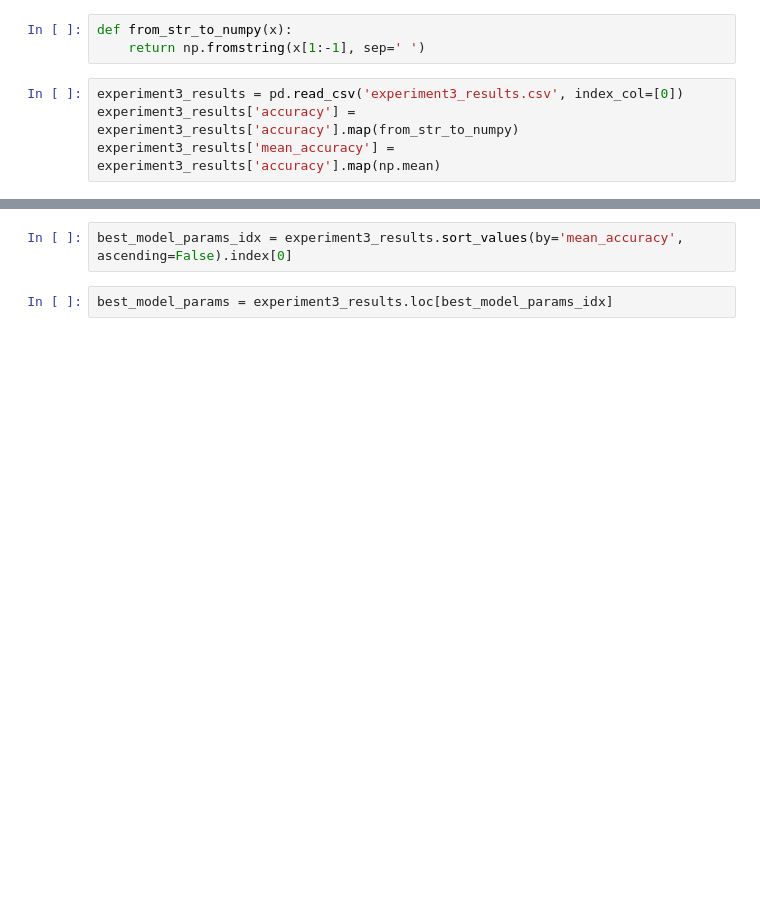
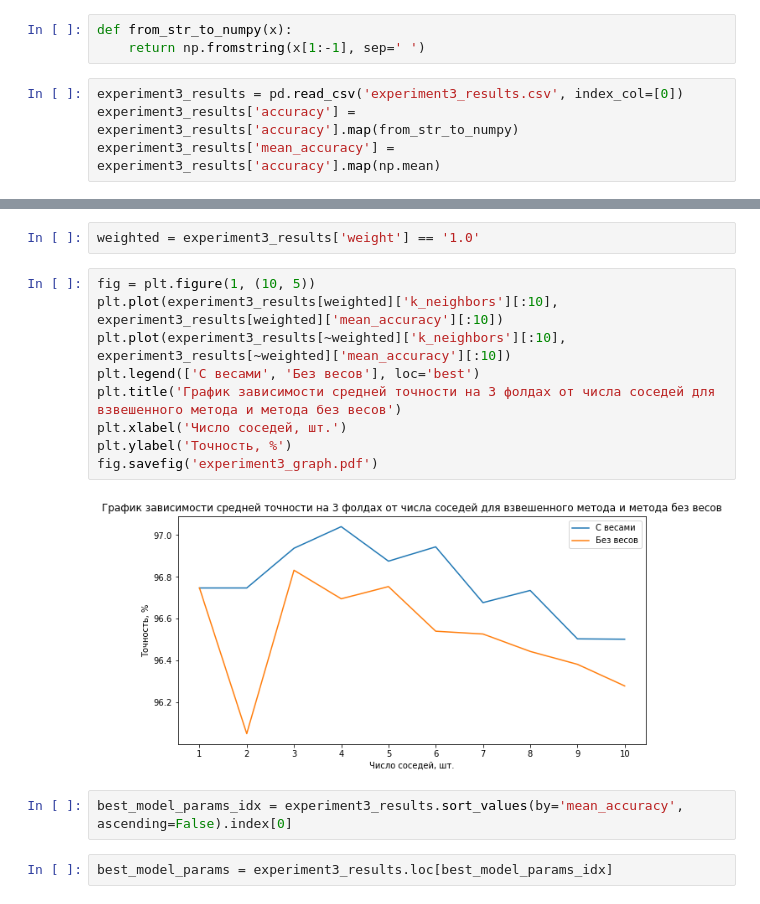
Before and after one commit to paniquex/ML_DS_practice, a Jupyter notebook: PRACTICUM/LAB_01/experiments.ipynb, the cells around one changed output, grey strips where cells are left out. Drawn from its saved outputs; the diff is of its cells as text; blank space fills up the shorter version.

```diff
--- a/PRACTICUM/LAB_01/experiments.ipynb
+++ b/PRACTICUM/LAB_01/experiments.ipynb
@@ -569,3 +615,16 @@ experiment3_results['mean_accuracy'] = experiment3_results['accuracy'].map(np.me
+# %%
+weighted = experiment3_results['weight'] == '1.0'
+# %%
+fig = plt.figure(1, (10, 5))
+plt.plot(experiment3_results[weighted]['k_neighbors'][:10], experiment3_results[weighted]['mean_accuracy'][:10])
+plt.plot(experiment3_results[~weighted]['k_neighbors'][:10], experiment3_results[~weighted]['mean_accuracy'][:10])
+plt.legend(['С весами', 'Без весов'], loc='best')
+plt.title('График зависимости средней точности на 3 фолдах от числа соседей для взвешенного метода и метода без весов')
+plt.xlabel('Число соседей, шт.')
+plt.ylabel('Точность, %')
+fig.savefig('experiment3_graph.pdf')
+# %% [output]
+[figure, added]
 # %%
 best_model_params_idx = experiment3_results.sort_values(by='mean_accuracy', ascending=False).index[0]
 # %%
```
Also changed, not shown: parts of 24 cells of this notebook, 4 other files.
